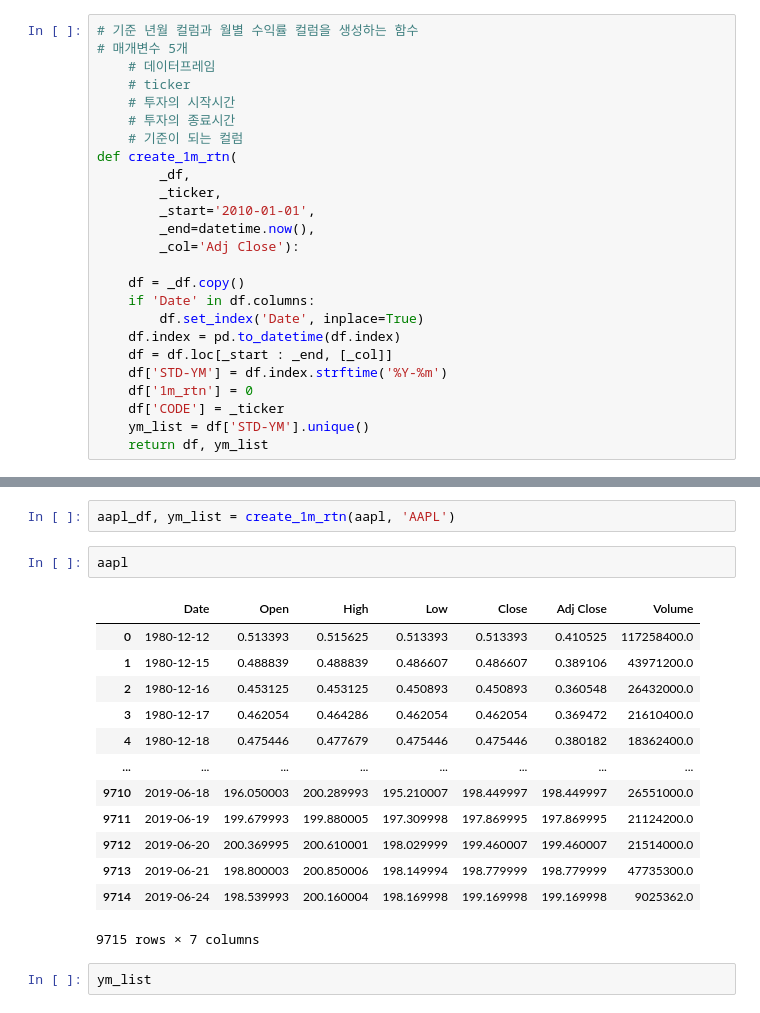
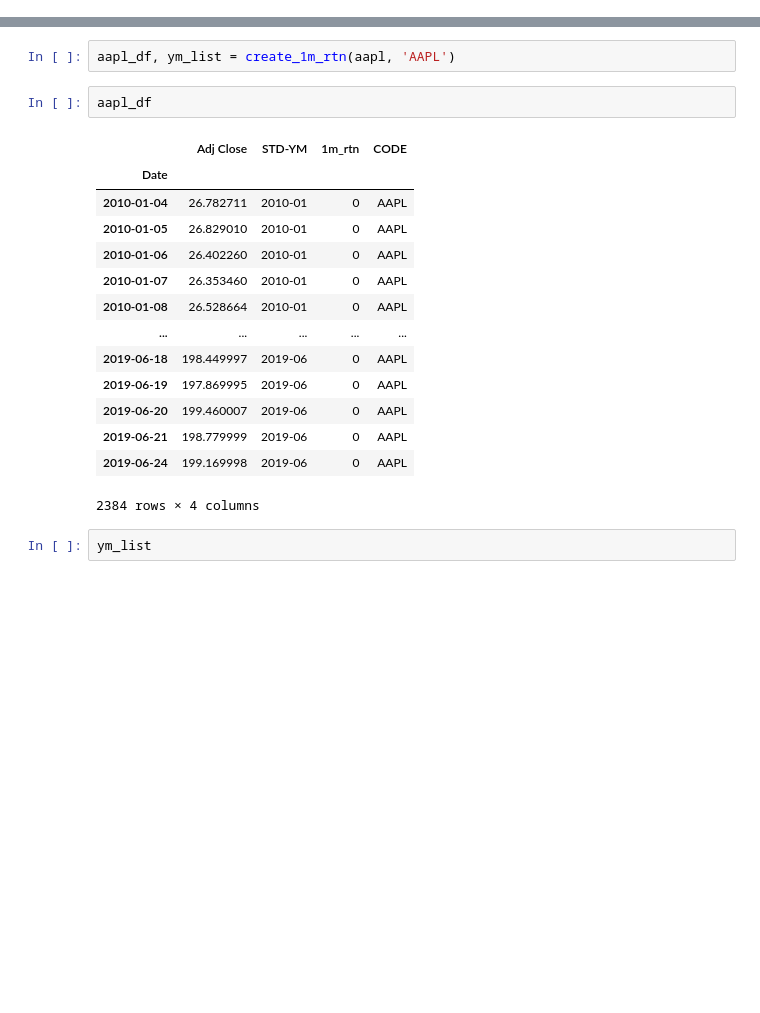
Before and after one commit to saebom131/ubion, a Jupyter notebook: python/20250619/01_momentum2.ipynb, the cells around one changed output, grey strips where cells are left out. Cells and saved outputs as stored; diff of their text form; blank space fills up the shorter version.

```diff
--- a/python/20250619/01_momentum2.ipynb
+++ b/python/20250619/01_momentum2.ipynb
@@ -10,31 +10,6 @@ import warnings
 # %%
 # 경고 메시지 출력 필터
 warnings.filterwarnings('ignore')
-# %%
-# 기준 년월 컬럼과 월별 수익률 컬럼을 생성하는 함수
-# 매개변수 5개
-	# 데이터프레임
-	# ticker
-	# 투자의 시작시간
-	# 투자의 종료시간
-	# 기준이 되는 컬럼
-def create_1m_rtn(
-		_df,
-		_ticker,
-		_start='2010-01-01',
-		_end=datetime.now(),
-		_col='Adj Close'):
-
-	df = _df.copy()
-	if 'Date' in df.columns:
-		df.set_index('Date', inplace=True)
-	df.index = pd.to_datetime(df.index)
-	df = df.loc[_start : _end, [_col]]
-	df['STD-YM'] = df.index.strftime('%Y-%m')
-	df['1m_rtn'] = 0
-	df['CODE'] = _ticker
-	ym_list = df['STD-YM'].unique()
-	return df, ym_list
 # %%
 # 기준 년월 컬럼과 월별 수익률 컬럼을 생성하는 함수
 # 매개변수 5개
@@ -71,21 +46,22 @@ aapl = pd.read_csv('data/AAPL.csv')
 # %%
 aapl_df, ym_list = create_1m_rtn(aapl, 'AAPL')
 # %%
-aapl
+aapl_df
 # %% [output]
-|  | Date | Open | High | Low | Close | Adj Close | Volume |
-| 0 | 1980-12-12 | 0.513393 | 0.515625 | 0.513393 | 0.513393 | 0.410525 | 117258400.0 |
-| 1 | 1980-12-15 | 0.488839 | 0.488839 | 0.486607 | 0.486607 | 0.389106 | 43971200.0 |
-| 2 | 1980-12-16 | 0.453125 | 0.453125 | 0.450893 | 0.450893 | 0.360548 | 26432000.0 |
-| 3 | 1980-12-17 | 0.462054 | 0.464286 | 0.462054 | 0.462054 | 0.369472 | 21610400.0 |
-| 4 | 1980-12-18 | 0.475446 | 0.477679 | 0.475446 | 0.475446 | 0.380182 | 18362400.0 |
-| ... | ... | ... | ... | ... | ... | ... | ... |
-| 9710 | 2019-06-18 | 196.050003 | 200.289993 | 195.210007 | 198.449997 | 198.449997 | 26551000.0 |
-| 9711 | 2019-06-19 | 199.679993 | 199.880005 | 197.309998 | 197.869995 | 197.869995 | 21124200.0 |
-| 9712 | 2019-06-20 | 200.369995 | 200.610001 | 198.029999 | 199.460007 | 199.460007 | 21514000.0 |
-| 9713 | 2019-06-21 | 198.800003 | 200.850006 | 198.149994 | 198.779999 | 198.779999 | 47735300.0 |
-| 9714 | 2019-06-24 | 198.539993 | 200.160004 | 198.169998 | 199.169998 | 199.169998 | 9025362.0 |
+|  | Adj Close | STD-YM | 1m_rtn | CODE |
+| Date |  |  |  |  |
+| 2010-01-04 | 26.782711 | 2010-01 | 0 | AAPL |
+| 2010-01-05 | 26.829010 | 2010-01 | 0 | AAPL |
+| 2010-01-06 | 26.402260 | 2010-01 | 0 | AAPL |
+| 2010-01-07 | 26.353460 | 2010-01 | 0 | AAPL |
+| 2010-01-08 | 26.528664 | 2010-01 | 0 | AAPL |
+| ... | ... | ... | ... | ... |
+| 2019-06-18 | 198.449997 | 2019-06 | 0 | AAPL |
+| 2019-06-19 | 197.869995 | 2019-06 | 0 | AAPL |
+| 2019-06-20 | 199.460007 | 2019-06 | 0 | AAPL |
+| 2019-06-21 | 198.779999 | 2019-06 | 0 | AAPL |
+| 2019-06-24 | 199.169998 | 2019-06 | 0 | AAPL |
-9715 rows × 7 columns
+2384 rows × 4 columns
 # %%
 ym_list
 # %% [output]
```
Also changed, not shown: parts of 36 cells of this notebook, 1 other file.
